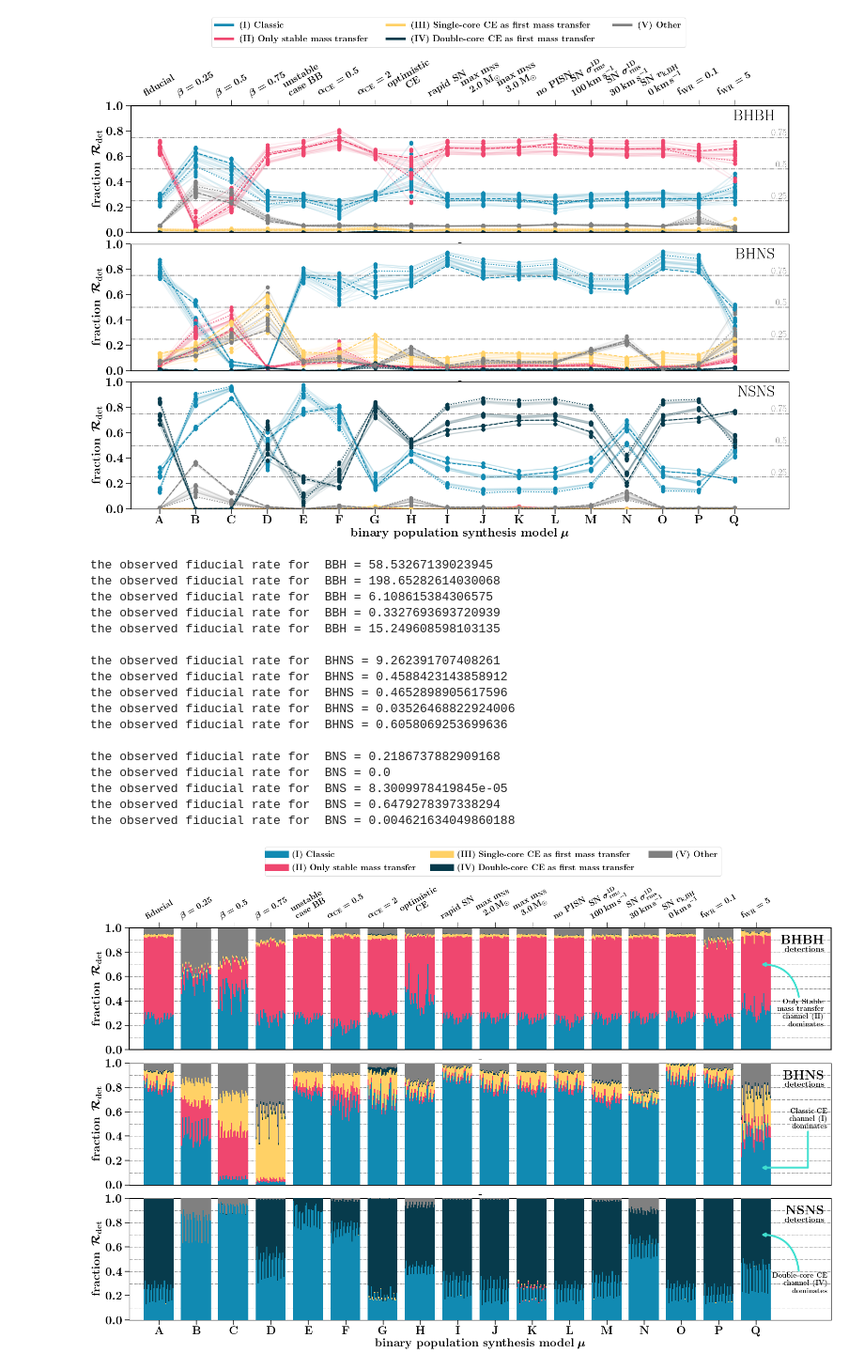
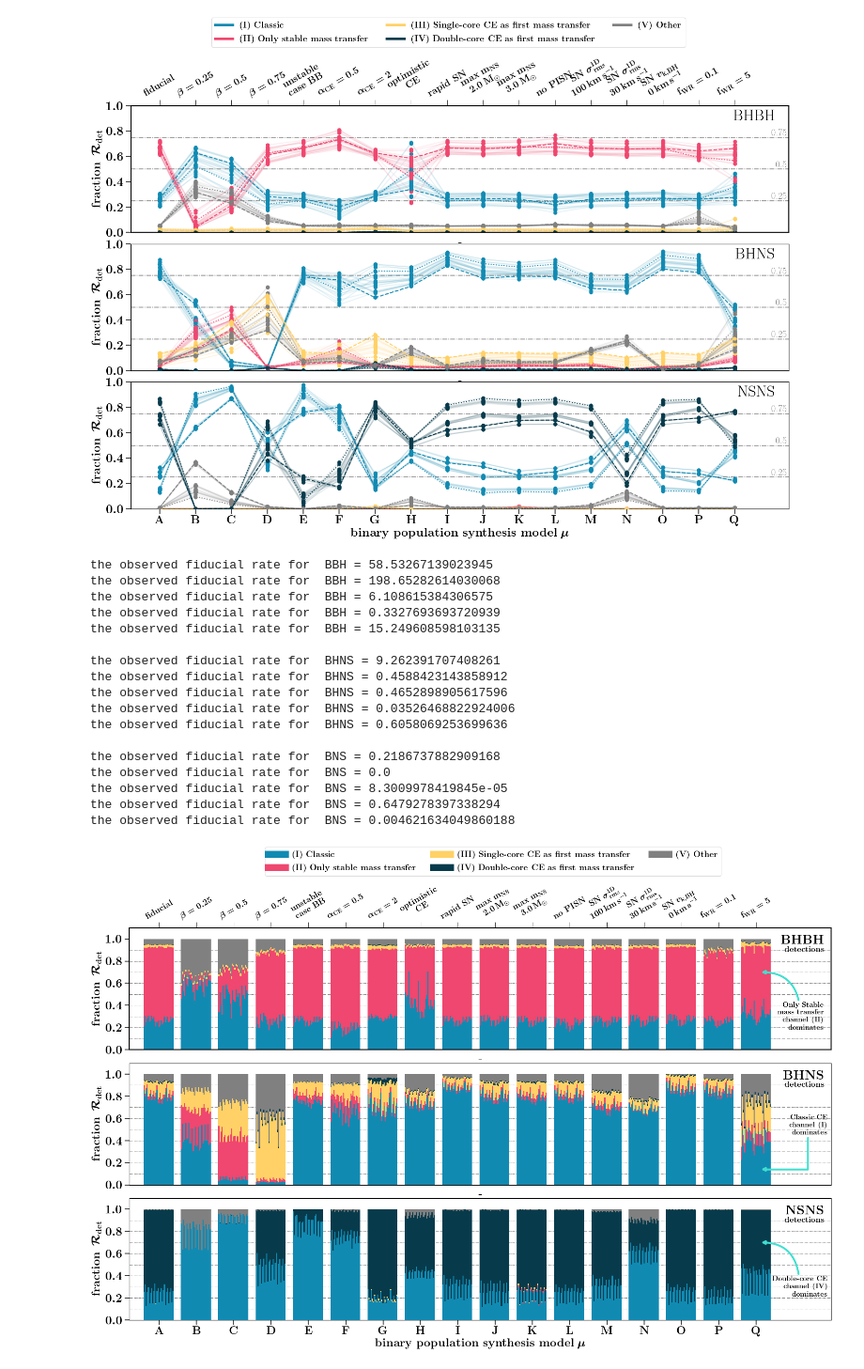
Before and after one commit to FloorBroekgaarden/DCO_FormationChannels, a Jupyter notebook: plottingCode/Fig_1/make_figure_1.ipynb, the cells around one changed output. Shown at 94% size. Cells and saved outputs as stored; diff of their text form; code cells hidden in the pictures.

```diff
--- a/plottingCode/Fig_1/make_figure_1.ipynb
+++ b/plottingCode/Fig_1/make_figure_1.ipynb
@@ -511,27 +511,27 @@ def draw_arrows(axes=None):
 # %%
 # Floor: note 24-2-2021 these are the OLD rates !!! Replace accordingly with new data
 CSVdir = '/Users/floorbroekgaarden/Projects/GitHub/DCO_FormationChannels/dataFiles/data_Fig_1'
-ylims =[[0,1],[0,1],[0,1]]
+ylims =[[0,1.1],[0,1.1],[0,1.1]]
 plotFormationChannelRates_vbars(whichRate='observed', CSVdir=CSVdir)
 # %% [output]
 the observed fiducial rate for  BBH = 58.53267139023945
 the observed fiducial rate for  BBH = 198.65282614030068
 the observed fiducial rate for  BBH = 6.108615384306575
 the observed fiducial rate for  BBH = 0.3327693693720939
 the observed fiducial rate for  BBH = 15.249608598103135
 
 the observed fiducial rate for  BHNS = 9.262391707408261
 the observed fiducial rate for  BHNS = 0.4588423143858912
 the observed fiducial rate for  BHNS = 0.4652898905617596
 the observed fiducial rate for  BHNS = 0.03526468822924006
 the observed fiducial rate for  BHNS = 0.6058069253699636
 
 the observed fiducial rate for  BNS = 0.2186737882909168
 the observed fiducial rate for  BNS = 0.0
 the observed fiducial rate for  BNS = 8.3009978419845e-05
 the observed fiducial rate for  BNS = 0.6479278397338294
 the observed fiducial rate for  BNS = 0.004621634049860188
-[figure, old version]
+[figure, new version]
 # %%
 ncols=1
 nrows=3
```
Also changed, not shown: parts of 6 cells of this notebook, 4 other files.
